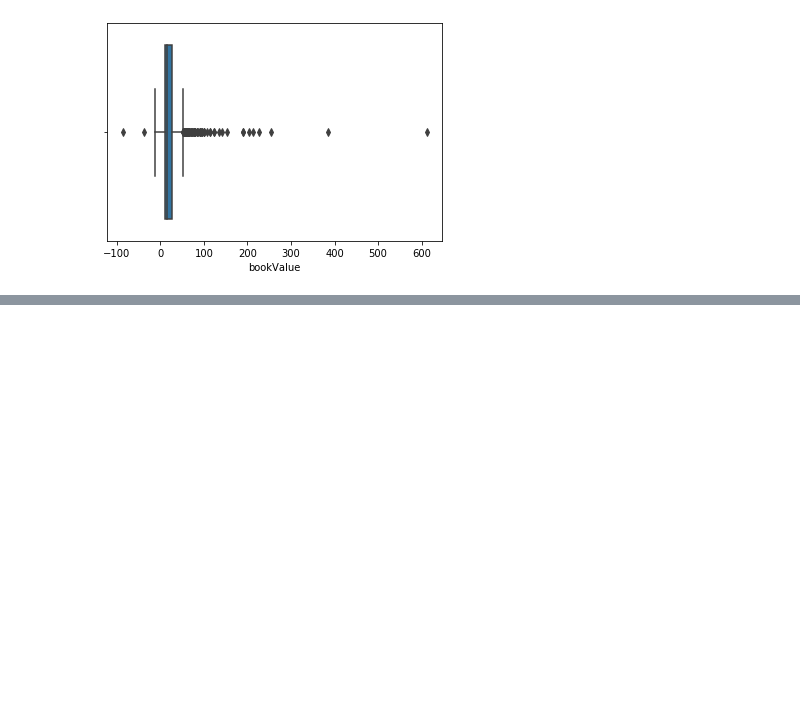
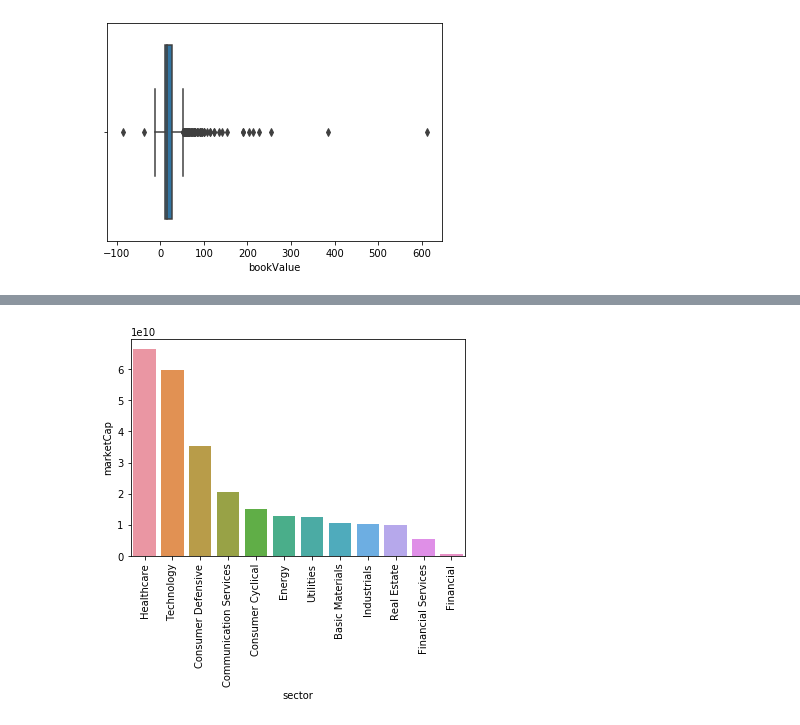
Before and after one commit to ipatel467/Stock-Market-Analysis, a Jupyter notebook: StocksP2.ipynb, the cells around one changed output, grey strips where cells are left out. Saved outputs shown, nothing was run; the diff lists cells and outputs as text; code cells hidden in the pictures; blank space fills up the shorter version.

```diff
--- a/StocksP2.ipynb
+++ b/StocksP2.ipynb
@@ -419,0 +430,9 @@ sns.boxplot(x= large['bookValue'])
+# %%
+llm = large.groupby('sector').agg({'marketCap':'mean'}).reset_index()
+# %%
+llm = llm.sort_values(by='marketCap',ascending=False)
+# %%
+sns.barplot(x=llm['sector'], y= llm['marketCap']);
+plt.xticks(rotation=90);
+# %% [output]
+[figure, added]
```
Also changed, not shown: parts of 8 cells of this notebook.
